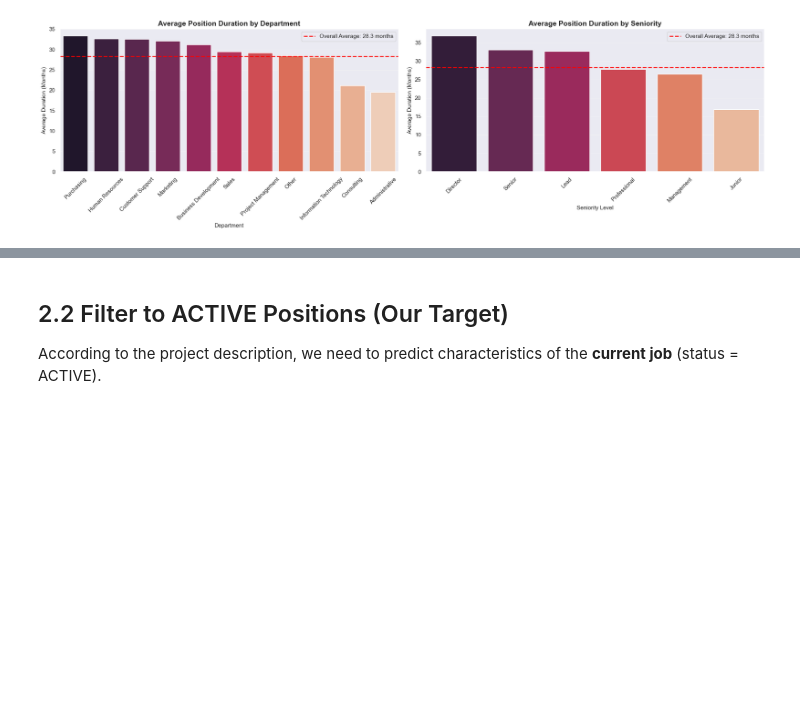
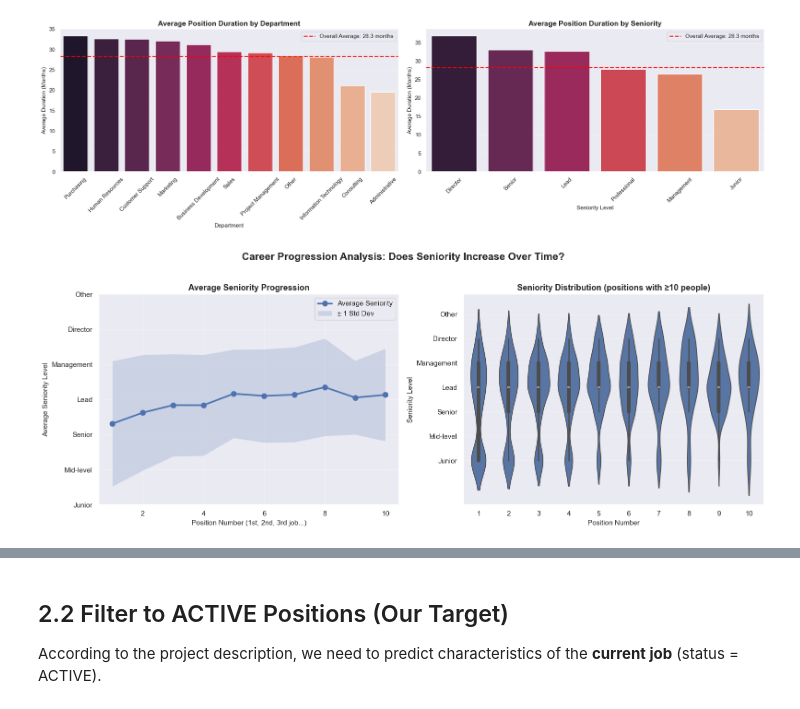
Before and after one commit to Julster35/BuzzwordLearner, a Jupyter notebook: notebooks/01_eda.ipynb, the cells around one changed output, grey strips where cells are left out. Saved outputs shown, nothing was run; the diff lists cells and outputs as text; code cells hidden in the pictures; blank space fills up the shorter version.

Commit message:
new eda plots

```diff
--- a/notebooks/01_eda.ipynb
+++ b/notebooks/01_eda.ipynb
@@ -452,3 +450,77 @@ plt.savefig('../reports/figures/avg_duration_dept_seniority.png', dpi=150, bbox_
 plt.show()
 # %% [output]
 [figure]
+# %%
+# Analyze seniority progression: Does seniority increase over career progression?
+# Prepare data: sort positions by start date for each person
+plot_df = df_annotated[df_annotated['startDate'].notna()].copy()
+
+# Convert year-month format to datetime (add day=1 for parsing)
+plot_df['startDate'] = pd.to_datetime(plot_df['startDate'] + '-01', errors='coerce')
+plot_df = plot_df[plot_df['startDate'].notna()]
+plot_df = plot_df.sort_values(['cv_id', 'startDate'])
+
+# Add position sequence number for each CV (1st job, 2nd job, etc.)
+plot_df['job_sequence'] = plot_df.groupby('cv_id').cumcount() + 1
+
+# Map seniority to numeric values
+seniority_order = ['Junior', 'Mid-level', 'Senior', 'Lead', 'Management', 'Director', 'Other']
+seniority_mapping = {level: idx for idx, level in enumerate(seniority_order)}
+plot_df['seniority_numeric'] = plot_df['seniority'].map(seniority_mapping)
+
+# Filter to first 10 job positions (most people don't have more)
+plot_df_filtered = plot_df[plot_df['job_sequence'] <= 10].copy()
+
+# Create figure with 2 subplots
+fig, axes = plt.subplots(1, 2, figsize=(16, 6))
+fig.suptitle('Career Progression Analysis: Does Seniority Increase Over Time?',
+             fontsize=16, fontweight='bold', y=1.02)
+
+# Plot 1: Line Plot - Average seniority by job sequence
+ax1 = axes[0]
+avg_seniority = plot_df_filtered.groupby('job_sequence')['seniority_numeric'].agg(['mean', 'std', 'count'])
+ax1.plot(avg_seniority.index, avg_seniority['mean'], marker='o', linewidth=2.5,
+         markersize=8, label='Average Seniority')
+ax1.fill_between(avg_seniority.index,
+                  avg_seniority['mean'] - avg_seniority['std'],
+                  avg_seniority['mean'] + avg_seniority['std'],
+                  alpha=0.2, label='± 1 Std Dev')
+ax1.set_title('Average Seniority Progression', fontsize=13, fontweight='bold')
+ax1.set_xlabel('Position Number (1st, 2nd, 3rd job...)', fontsize=11)
+ax1.set_ylabel('Average Seniority Level', fontsize=11)
+ax1.set_yticks(range(len(seniority_order)))
+ax1.set_yticklabels(seniority_order)
+ax1.legend()
+ax1.grid(True, alpha=0.3)
+
+# Plot 2: Violin Plot - Seniority distribution by job sequence
+ax2 = axes[1]
+# Only plot for job sequences with enough data
+job_seq_counts = plot_df_filtered['job_sequence'].value_counts().sort_index()
+jobs_with_enough_data = job_seq_counts[job_seq_counts >= 10].index.tolist()
+plot_df_violin = plot_df_filtered[plot_df_filtered['job_sequence'].isin(jobs_with_enough_data)]
+sns.violinplot(data=plot_df_violin, x='job_sequence', y='seniority_numeric', ax=ax2)
+ax2.set_title(f'Seniority Distribution (positions with ≥10 people)', fontsize=13, fontweight='bold')
+ax2.set_xlabel('Position Number', fontsize=11)
+ax2.set_ylabel('Seniority Level', fontsize=11)
+ax2.set_yticks(range(len(seniority_order)))
+ax2.set_yticklabels(seniority_order)
+ax2.grid(axis='y', alpha=0.3)
+
+plt.tight_layout()
+plt.savefig('../reports/figures/seniority_progression_analysis.png', dpi=150, bbox_inches='tight')
+plt.show()
+
+# Print summary statistics
+print("\n" + "="*80)
+print("CAREER PROGRESSION SUMMARY")
+print("="*80)
+print(f"\nTotal people analyzed: {plot_df['cv_id'].nunique()}")
+print(f"Total positions: {len(plot_df)}")
+print(f"\nAverage seniority by position number:")
+print(avg_seniority[['mean', 'count']].round(2))
+print("\nSeniority progression trend:",
+      "UPWARD ↑" if avg_seniority['mean'].iloc[-1] > avg_seniority['mean'].iloc[0] else "FLAT →")
+print("="*80)
+# %% [output]
+[figure, added]
```
Also changed, not shown: parts of 12 cells of this notebook.
